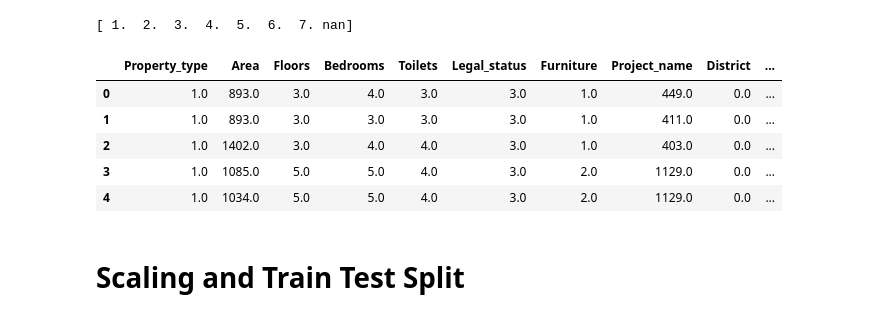
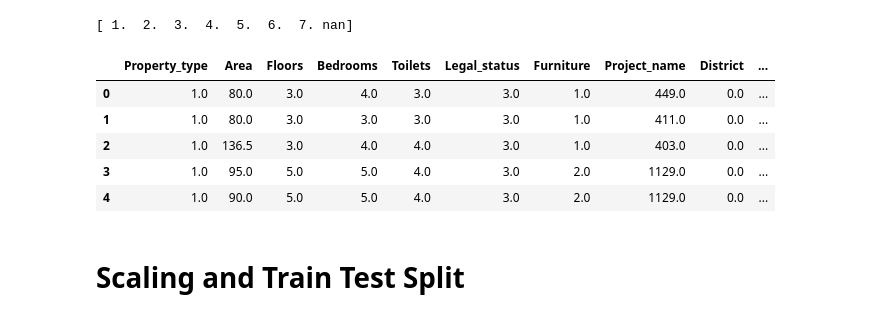
Before and after one commit to NgdHung31/Real_Estate_Regession_Deep_Learning, a Jupyter notebook: Kaggle_KerassRegression.ipynb, the cells around one changed output. Drawn from its saved outputs; the diff is of its cells as text; code cells hidden in the pictures.

```diff
--- a/Kaggle_KerassRegression.ipynb
+++ b/Kaggle_KerassRegression.ipynb
@@ -246,25 +238,27 @@ print(np.unique(Data['Toilets']))
 # %%
 from sklearn.preprocessing import OrdinalEncoder
 
 # Create an instance of OrdinalEncoder
 Encoder = OrdinalEncoder()
 Encoder.set_params(encoded_missing_value=-1)
 
+Categorical_columns = ['Property_type', 'Legal_status', 'Furniture', 'Project_name', 'District']
+
 # Fit the encoder to your data
-Encoder.fit(Data)
+Encoder.fit(Data[Categorical_columns])
 
 # Transform your data using the encoder
-Encoded_data = Encoder.transform(Data)
-Data = pd.DataFrame(Encoded_data, columns=Data.columns)
+Data[Categorical_columns] = Encoder.transform(Data[Categorical_columns])
+
 # Print the encoded data
 Data.head(5)
 # %% [output]
 |  | Property_type | Area | Floors | Bedrooms | Toilets | Legal_status | Furniture | Project_name | District | ... |
-| 0 | 1.0 | 893.0 | 3.0 | 4.0 | 3.0 | 3.0 | 1.0 | 449.0 | 0.0 | ... |
-| 1 | 1.0 | 893.0 | 3.0 | 3.0 | 3.0 | 3.0 | 1.0 | 411.0 | 0.0 | ... |
-| 2 | 1.0 | 1402.0 | 3.0 | 4.0 | 4.0 | 3.0 | 1.0 | 403.0 | 0.0 | ... |
-| 3 | 1.0 | 1085.0 | 5.0 | 5.0 | 4.0 | 3.0 | 2.0 | 1129.0 | 0.0 | ... |
-| 4 | 1.0 | 1034.0 | 5.0 | 5.0 | 4.0 | 3.0 | 2.0 | 1129.0 | 0.0 | ... |
+| 0 | 1.0 | 80.0 | 3.0 | 4.0 | 3.0 | 3.0 | 1.0 | 449.0 | 0.0 | ... |
+| 1 | 1.0 | 80.0 | 3.0 | 3.0 | 3.0 | 3.0 | 1.0 | 411.0 | 0.0 | ... |
+| 2 | 1.0 | 136.5 | 3.0 | 4.0 | 4.0 | 3.0 | 1.0 | 403.0 | 0.0 | ... |
+| 3 | 1.0 | 95.0 | 5.0 | 5.0 | 4.0 | 3.0 | 2.0 | 1129.0 | 0.0 | ... |
+| 4 | 1.0 | 90.0 | 5.0 | 5.0 | 4.0 | 3.0 | 2.0 | 1129.0 | 0.0 | ... |
 # %% [markdown]
 # Scaling and Train Test Split
 # %%
```
Also changed, not shown: parts of 9 cells of this notebook.
